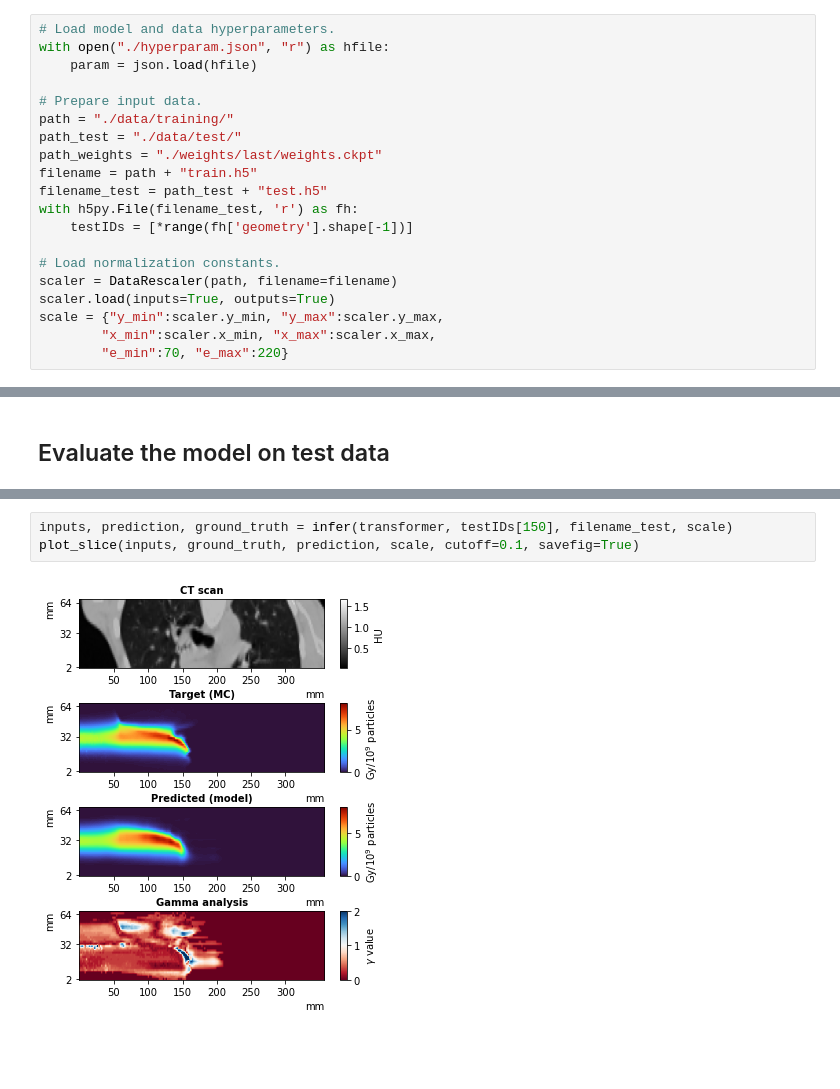
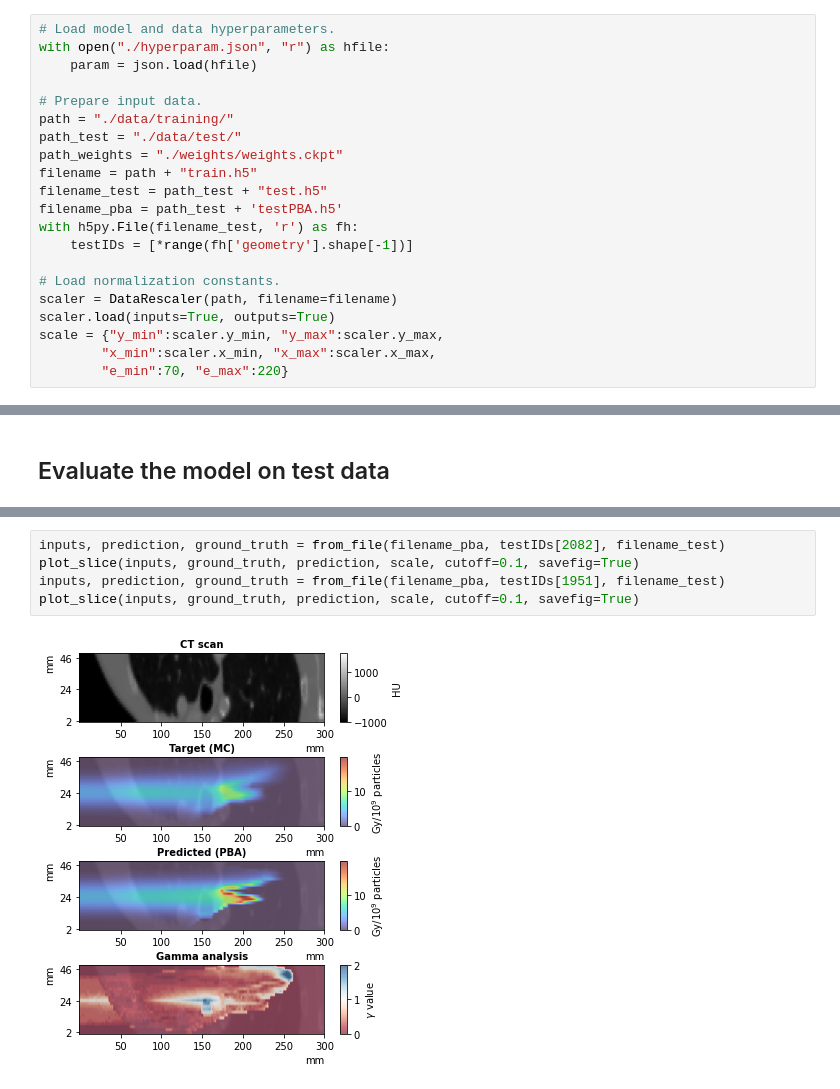
Before and after one commit to opaserr/dota, a Jupyter notebook: eval_dota.ipynb, the cells around one changed output, grey strips where cells are left out. Saved outputs shown, nothing was run; the diff lists cells and outputs as text; blank space fills up the shorter version.

```diff
--- a/eval_dota.ipynb
+++ b/eval_dota.ipynb
@@ -25,9 +27,10 @@ with open("./hyperparam.json", "r") as hfile:
 # Prepare input data.
 path = "./data/training/"
 path_test = "./data/test/"
-path_weights = "./weights/last/weights.ckpt"
+path_weights = "./weights/weights.ckpt"
 filename = path + "train.h5"
 filename_test = path_test + "test.h5"
+filename_pba = path_test + 'testPBA.h5'
 with h5py.File(filename_test, 'r') as fh:
     testIDs = [*range(fh['geometry'].shape[-1])]
 
@@ -92,5 +128,7 @@ Three worst IDs: [ 314  313 1418]
 # %%
-inputs, prediction, ground_truth = infer(transformer, testIDs[150], filename_test, scale)
+inputs, prediction, ground_truth = from_file(filename_pba, testIDs[2082], filename_test)
 plot_slice(inputs, ground_truth, prediction, scale, cutoff=0.1, savefig=True)
+inputs, prediction, ground_truth = from_file(filename_pba, testIDs[1951], filename_test)
+plot_slice(inputs, ground_truth, prediction, scale, cutoff=0.1, savefig=True)
 # %% [output]
-[figure, old version]
+[figure, new version]
```
Also changed, not shown: parts of 10 cells of this notebook, 13 other files.
